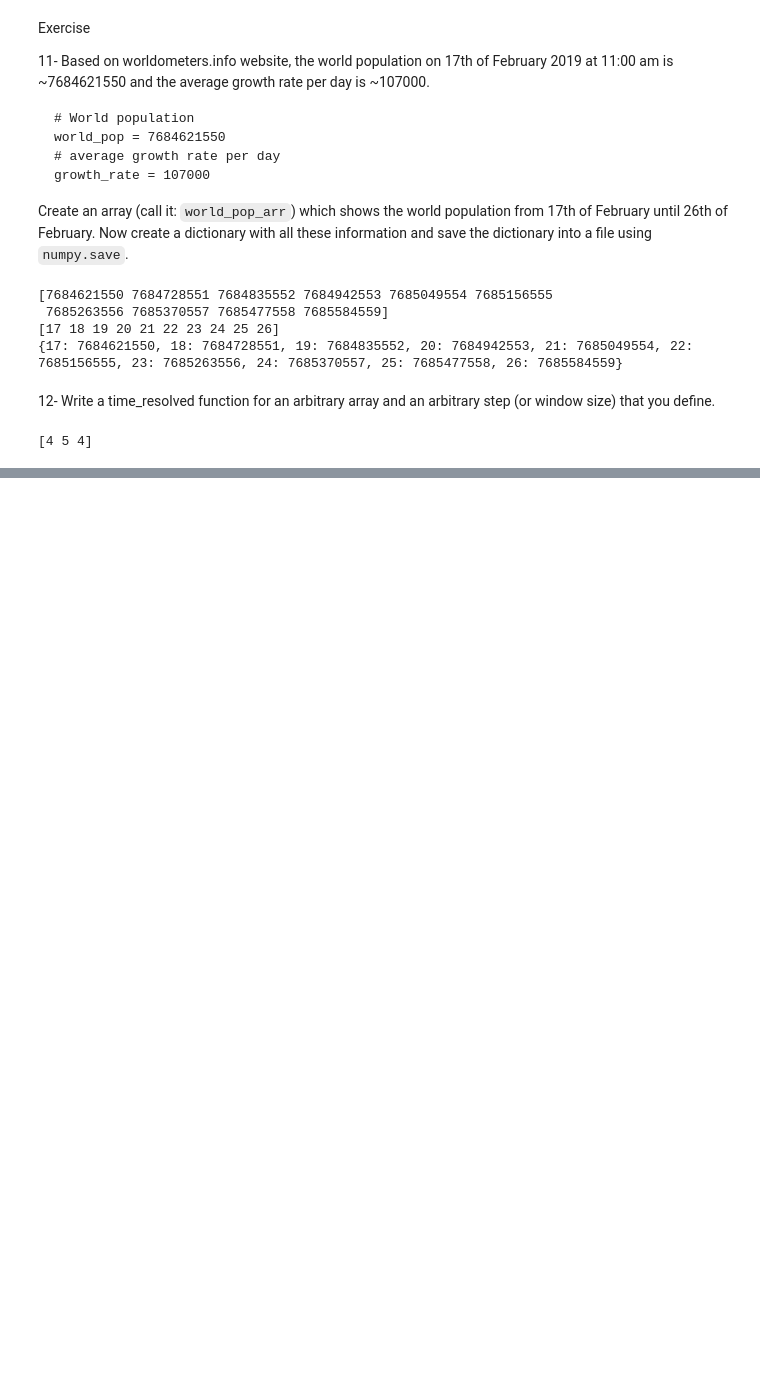
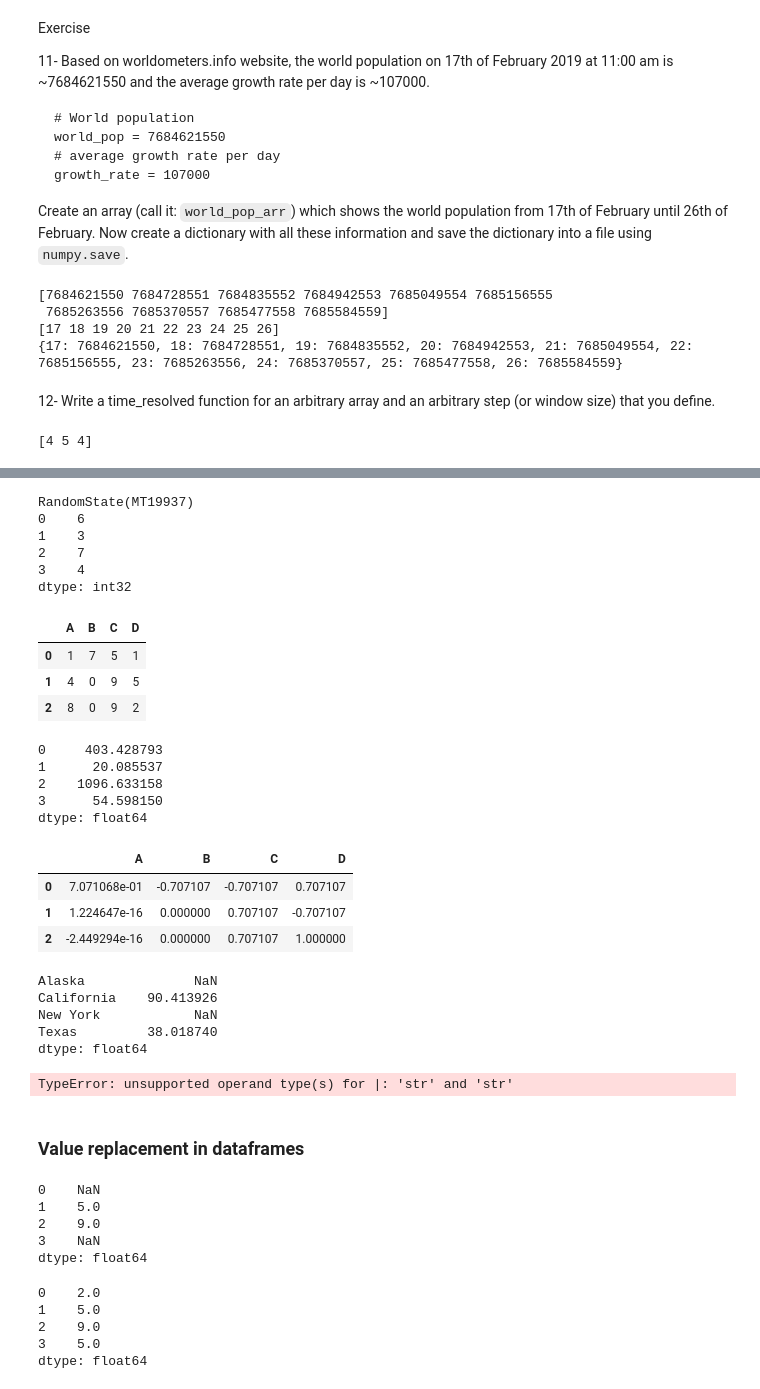
Before and after one commit to orhanakpinar/python.exercises, a Jupyter notebook: PythonForCSS/advancedDataAnalysisWithPython.ipynb, the cells around one changed output, grey strips where cells are left out. Cells and saved outputs as stored; diff of their text form; code cells hidden in the pictures; blank space fills up the shorter version.

```diff
--- a/PythonForCSS/advancedDataAnalysisWithPython.ipynb
+++ b/PythonForCSS/advancedDataAnalysisWithPython.ipynb
@@ -754,0 +995,78 @@ import matplotlib.pyplot as plt
+# %%
+rng = np.random.RandomState(42)
+ser = pd.Series(rng.randint(0,10,4))
+
+print(rng)
+print(ser)
+# %% [output]
+RandomState(MT19937)
+0    6
+1    3
+2    7
+3    4
+dtype: int32
+# %%
+df = pd.DataFrame(rng.randint(0,10,(3,4)),
+                  columns = ["A", "B", "C", "D"])
+
+df
+# %% [output]
+|  | A | B | C | D |
+| 0 | 1 | 7 | 5 | 1 |
+| 1 | 4 | 0 | 9 | 5 |
+| 2 | 8 | 0 | 9 | 2 |
+# %%
+np.exp(ser)
+# %% [output]
+0     403.428793
+1      20.085537
+2    1096.633158
+3      54.598150
+dtype: float64
+# %%
+np.sin(df * np.pi / 4)
+# %% [output]
+|  | A | B | C | D |
+| 0 | 7.071068e-01 | -0.707107 | -0.707107 | 0.707107 |
+| 1 | 1.224647e-16 | 0.000000 | 0.707107 | -0.707107 |
+| 2 | -2.449294e-16 | 0.000000 | 0.707107 | 1.000000 |
+# %%
+
+
+area1 = pd.Series({'Alaska': 1723337, 'Texas': 695662,
+                  'California': 423967}, name='area')
+pop1 = pd.Series({'California': 38332521, 'Texas': 26448193,
+                        'New York': 19651127}, name='population')
+
+pop1 / area1
+# %% [output]
+Alaska              NaN
+California    90.413926
+New York            NaN
+Texas         38.018740
+dtype: float64
+# %%
+area1.index | pop1.index
+# %% [output]
+TypeError: unsupported operand type(s) for |: 'str' and 'str'
+# %% [markdown]
+### Value replacement in dataframes
+# %%
+A = pd.Series([2,4,6], index=[0,1,2])
+B = pd.Series([1,3,5], index=[1,2,3])
+
+A + B
+# %% [output]
+0    NaN
+1    5.0
+2    9.0
+3    NaN
+dtype: float64
+# %%
+A.add(B, fill_value = 0)
+# %% [output]
+0    2.0
+1    5.0
+2    9.0
+3    5.0
+dtype: float64
```
Also changed, not shown: parts of 63 cells of this notebook.
